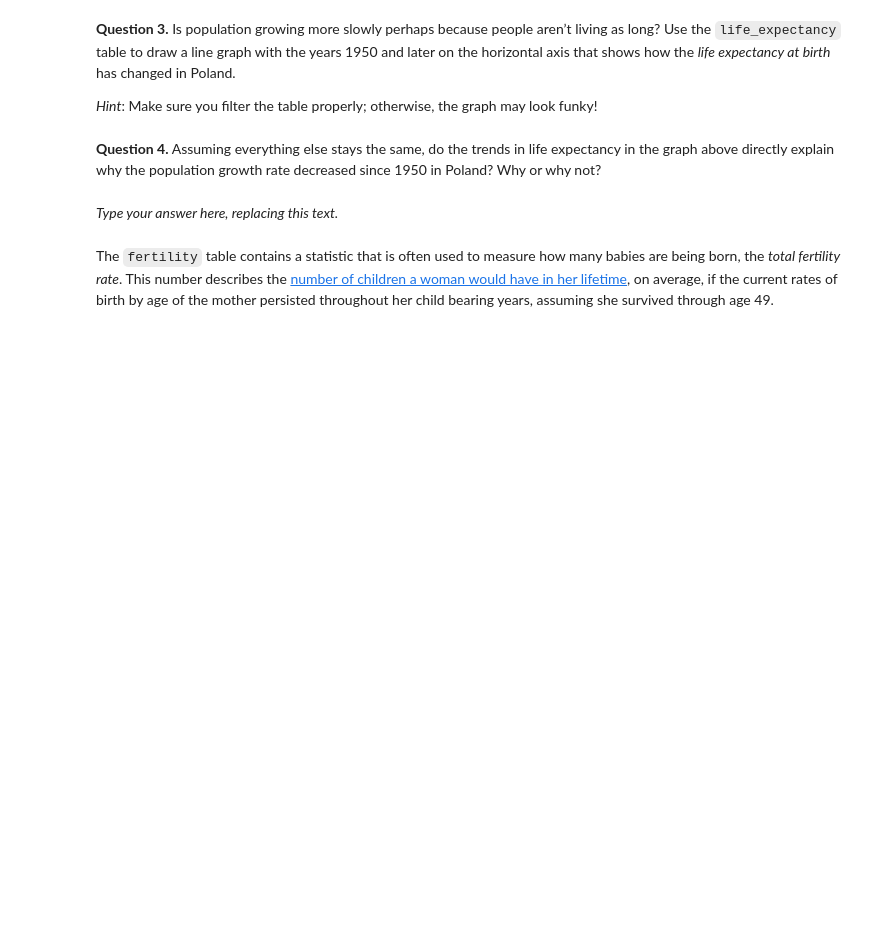
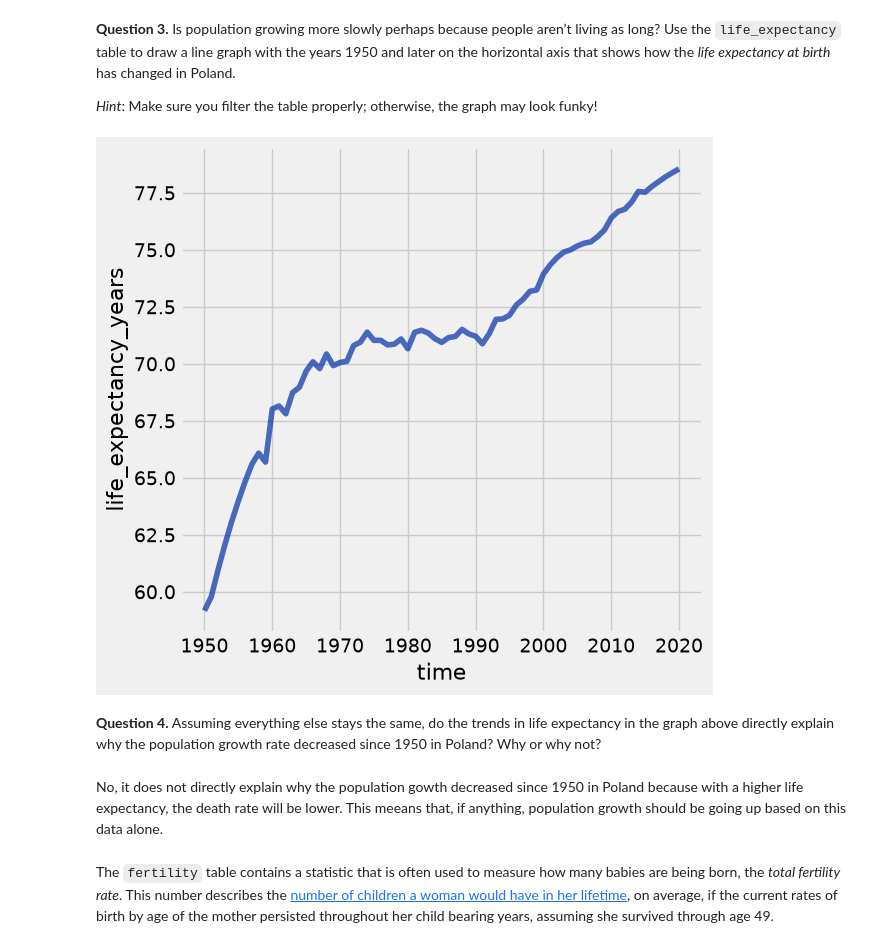
Before and after one commit to cblack-3/cblack-DA-Fall-Intro, a Jupyter notebook: Project 1/project1.ipynb, the cells around one changed output. Cells and saved outputs as stored; diff of their text form; code cells hidden in the pictures; blank space fills up the shorter version.

```diff
--- a/Project 1/project1.ipynb
+++ b/Project 1/project1.ipynb
@@ -132,11 +217,17 @@ _Hint_: Make sure you filter the table properly; otherwise, the graph may look f
+# %%
+# Fill in code here
+p_life_expectancy = life_expectancy.where('geo', are.equal_to('pol')).where('time', are.above_or_equal_to(1950))
+p_life_expectancy.plot('time', 'life_expectancy_years')
+# %% [output]
+[figure, added]
 # %% [markdown]
 <!-- END QUESTION -->
 
 <!-- BEGIN QUESTION -->
 
 **Question 4.** Assuming everything else stays the same, do the trends in life expectancy in the graph above directly explain why the population growth rate decreased since 1950 in Poland? Why or why not?
-# %% [markdown]
-_Type your answer here, replacing this text._
+# %% [markdown]
+No, it does not directly explain why the population gowth decreased since 1950 in Poland because with a higher life expectancy, the death rate will be lower. This meeans that, if anything, population growth should be going up based on this data alone.
 # %% [markdown]
 <!-- END QUESTION -->
 
```
Also changed, not shown: parts of 18 cells of this notebook, 1 other file.
